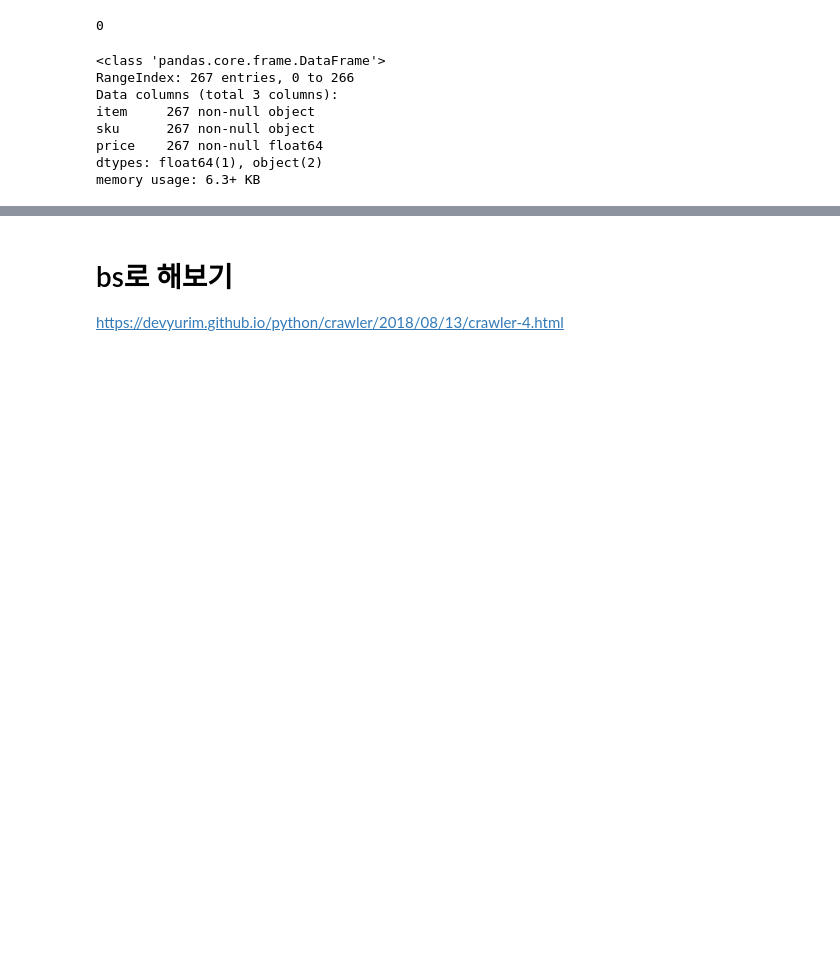
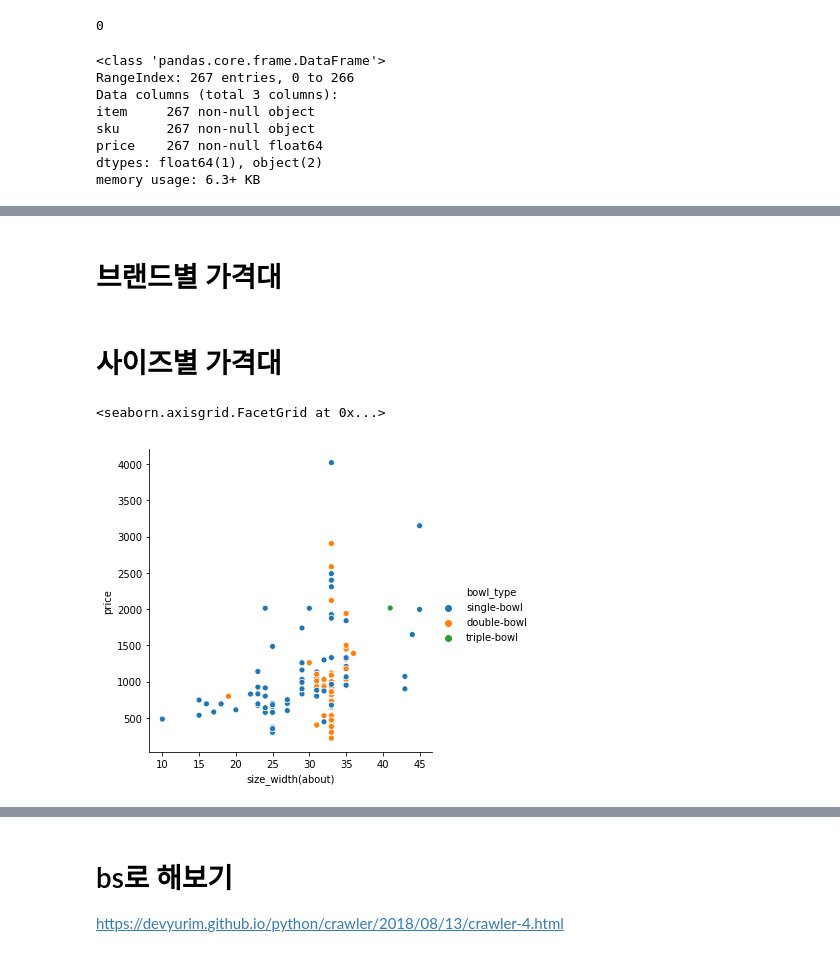
Before and after one commit to JessyMin/scrapy-usa-kitchen-market, a Jupyter notebook: selenium-kohler.ipynb, the cells around one changed output, grey strips where cells are left out. Saved outputs shown, nothing was run; the diff lists cells and outputs as text; code cells hidden in the pictures; blank space fills up the shorter version.

```diff
--- a/selenium-kohler.ipynb
+++ b/selenium-kohler.ipynb
@@ -224,0 +449,2 @@ Name: item, Length: 246, dtype: object
+# %% [markdown]
+# 브랜드별 가격대
@@ -224,0 +459,7 @@ Name: item, Length: 246, dtype: object
+# %% [markdown]
+# 사이즈별 가격대
+# %%
+sns.relplot(x='size_width(about)', y='price', hue='bowl_type', data=df, kind='scatter')
+# %% [output]
+<seaborn.axisgrid.FacetGrid at 0x...>
+[figure, added]
```
Also changed, not shown: parts of 22 cells of this notebook.
